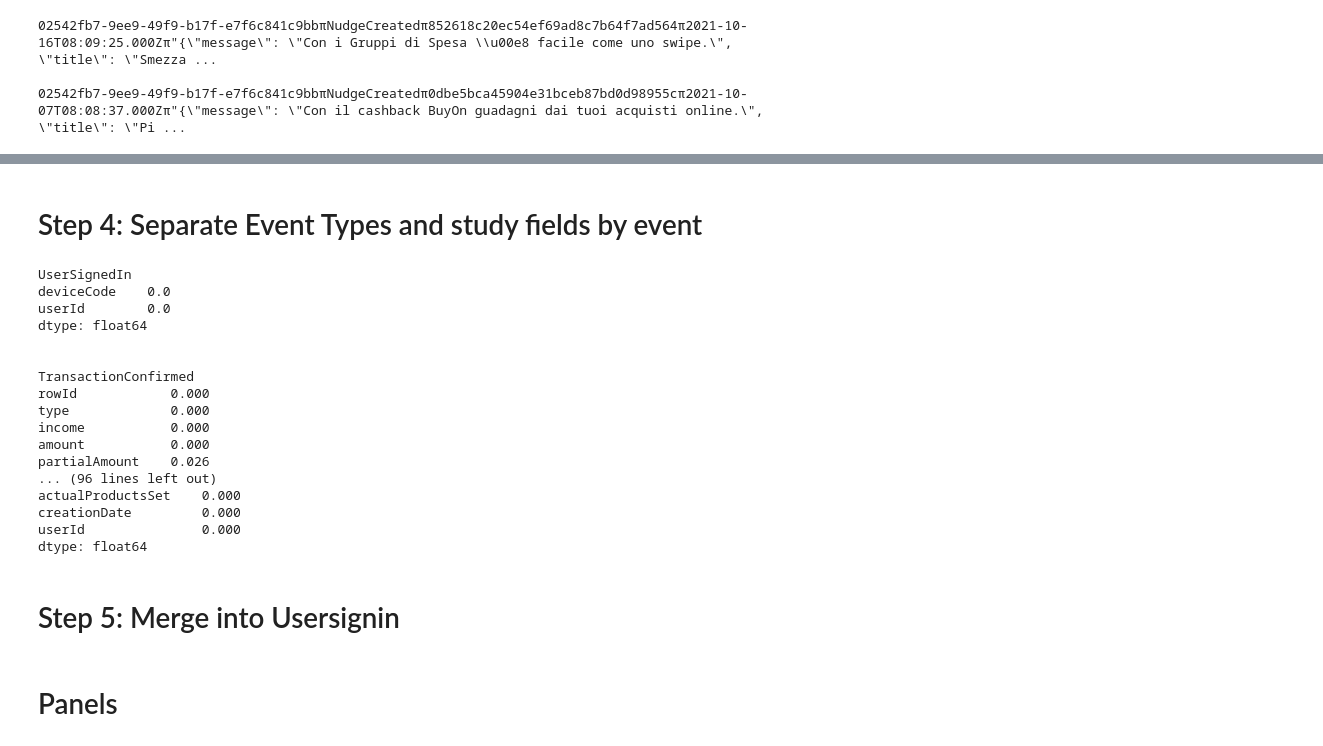
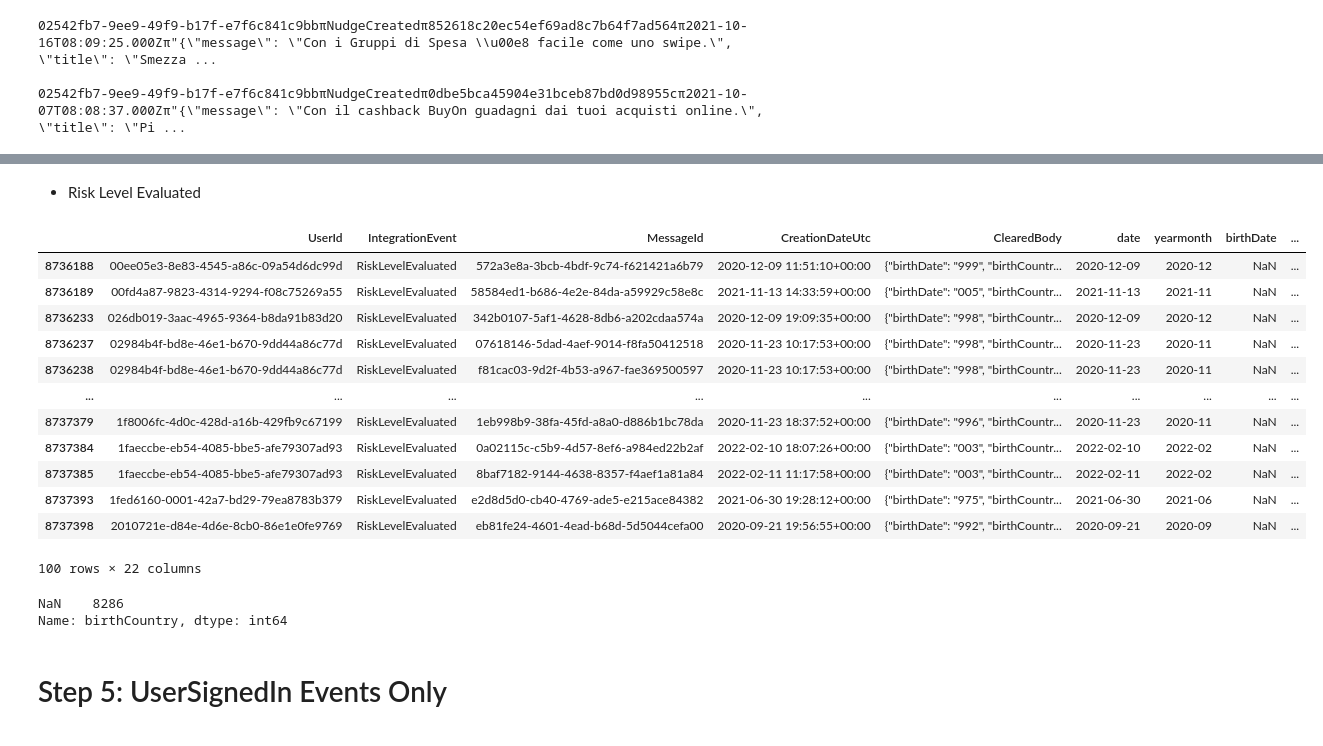
Before and after one commit to rawatpranjal/PhD_Project1, a Jupyter notebook: 001_data_processing/main-v1.ipynb, the cells around one changed output, grey strips where cells are left out. Cells and saved outputs as stored; diff of their text form; code cells hidden in the pictures.

```diff
--- a/001_data_processing/main-v1.ipynb
+++ b/001_data_processing/main-v1.ipynb
@@ -117,4 +85,0 @@ df.head()
-# %%
-import json
-print(df['ClearedBody'][567])
-json.loads(df['ClearedBody'][567])
@@ -132,3 +86,7 @@ json.loads(df['ClearedBody'][567])
+# %%
+import pandas as pd
+pd.set_option("display.precision", 4)
+df = pd.read_pickle('/Users/pranjal/Downloads/data/data_clean.pkl')
 # %%
 df['ClearedBody'] = df['ClearedBody'].apply(json.loads)
 # %%
@@ -179,2 +406,28 @@ df.shape, df2.shape
+# %% [markdown]
+* Risk Level Evaluated
+# %%
+temp = df[df.IntegrationEvent == 'RiskLevelEvaluated']
+temp2 = pd.json_normalize(temp.ClearedBody.apply(str).apply(json.loads))
+temp3 = temp.join(temp2)
+temp3.head(100)
+# %% [output]
+|  | UserId | IntegrationEvent | MessageId | CreationDateUtc | ClearedBody | date | yearmonth | birthDate | ... |
+| 8736188 | 00ee05e3-8e83-4545-a86c-09a54d6dc99d | RiskLevelEvaluated | 572a3e8a-3bcb-4bdf-9c74-f621421a6b79 | 2020-12-09 11:51:10+00:00 | {"birthDate": "999", "birthCountr... | 2020-12-09 | 2020-12 | NaN | ... |
+| 8736189 | 00fd4a87-9823-4314-9294-f08c75269a55 | RiskLevelEvaluated | 58584ed1-b686-4e2e-84da-a59929c58e8c | 2021-11-13 14:33:59+00:00 | {"birthDate": "005", "birthCountr... | 2021-11-13 | 2021-11 | NaN | ... |
+| 8736233 | 026db019-3aac-4965-9364-b8da91b83d20 | RiskLevelEvaluated | 342b0107-5af1-4628-8db6-a202cdaa574a | 2020-12-09 19:09:35+00:00 | {"birthDate": "998", "birthCountr... | 2020-12-09 | 2020-12 | NaN | ... |
+| 8736237 | 02984b4f-bd8e-46e1-b670-9dd44a86c77d | RiskLevelEvaluated | 07618146-5dad-4aef-9014-f8fa50412518 | 2020-11-23 10:17:53+00:00 | {"birthDate": "998", "birthCountr... | 2020-11-23 | 2020-11 | NaN | ... |
+| 8736238 | 02984b4f-bd8e-46e1-b670-9dd44a86c77d | RiskLevelEvaluated | f81cac03-9d2f-4b53-a967-fae369500597 | 2020-11-23 10:17:53+00:00 | {"birthDate": "998", "birthCountr... | 2020-11-23 | 2020-11 | NaN | ... |
+| ... | ... | ... | ... | ... | ... | ... | ... | ... | ... |
+| 8737379 | 1f8006fc-4d0c-428d-a16b-429fb9c67199 | RiskLevelEvaluated | 1eb998b9-38fa-45fd-a8a0-d886b1bc78da | 2020-11-23 18:37:52+00:00 | {"birthDate": "996", "birthCountr... | 2020-11-23 | 2020-11 | NaN | ... |
+| 8737384 | 1faeccbe-eb54-4085-bbe5-afe79307ad93 | RiskLevelEvaluated | 0a02115c-c5b9-4d57-8ef6-a984ed22b2af | 2022-02-10 18:07:26+00:00 | {"birthDate": "003", "birthCountr... | 2022-02-10 | 2022-02 | NaN | ... |
+| 8737385 | 1faeccbe-eb54-4085-bbe5-afe79307ad93 | RiskLevelEvaluated | 8baf7182-9144-4638-8357-f4aef1a81a84 | 2022-02-11 11:17:58+00:00 | {"birthDate": "003", "birthCountr... | 2022-02-11 | 2022-02 | NaN | ... |
+| 8737393 | 1fed6160-0001-42a7-bd29-79ea8783b379 | RiskLevelEvaluated | e2d8d5d0-cb40-4769-ade5-e215ace84382 | 2021-06-30 19:28:12+00:00 | {"birthDate": "975", "birthCountr... | 2021-06-30 | 2021-06 | NaN | ... |
+| 8737398 | 2010721e-d84e-4d6e-8cb0-86e1e0fe9769 | RiskLevelEvaluated | eb81fe24-4601-4ead-b68d-5d5044cefa00 | 2020-09-21 19:56:55+00:00 | {"birthDate": "992", "birthCountr... | 2020-09-21 | 2020-09 | NaN | ... |
+100 rows × 22 columns
+# %%
+temp3.birthCountry.value_counts(dropna=False)
+# %% [output]
+NaN    8286
+Name: birthCountry, dtype: int64
 # %% [markdown]
-# Step 4: Separate Event Types and study fields by event
+# Step 5: UserSignedIn Events Only
@@ -187,26 +433,0 @@ for i in eventTypes:
-# %%
-for i in eventTypes:
-    print(i)
-    temp = pd.json_normalize(df[df.IntegrationEvent == i]['ClearedBody'])
-    print(temp.isnull().sum()/temp.shape[0])
-    print('\n')
-# %% [output]
-UserSignedIn
-deviceCode    0.0
-userId        0.0
-dtype: float64
-
-
-TransactionConfirmed
-rowId            0.000
-type             0.000
-income           0.000
-amount           0.000
-partialAmount    0.026
-... (96 lines left out)
-actualProductsSet    0.000
-creationDate         0.000
-userId               0.000
-dtype: float64
-# %% [markdown]
-# Step 5: Merge into Usersignin
@@ -215,2 +433,0 @@ df.drop_duplicates(
-# %% [markdown]
-# Panels
```
Also changed, not shown: parts of 78 cells of this notebook, 9 other files.
